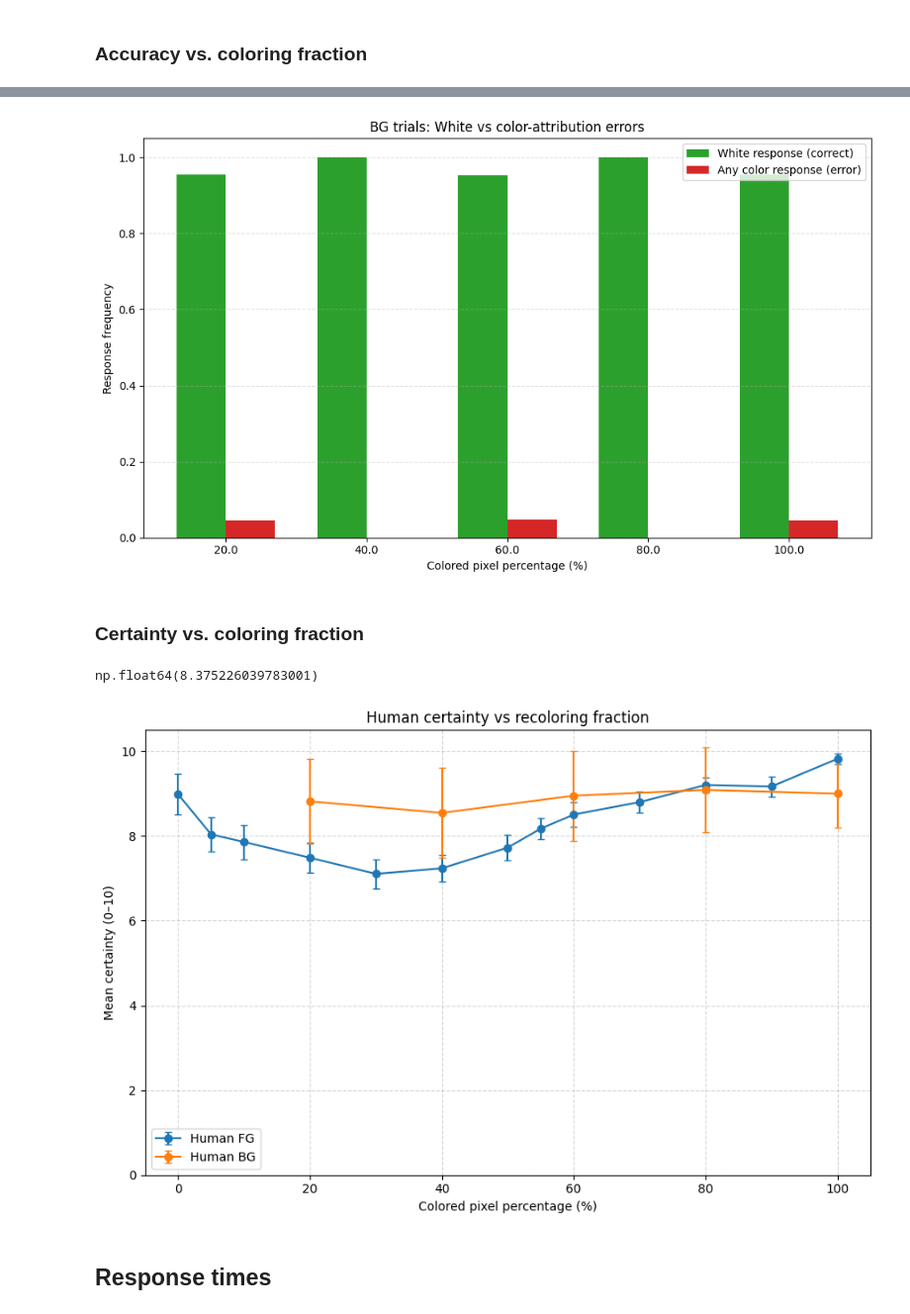
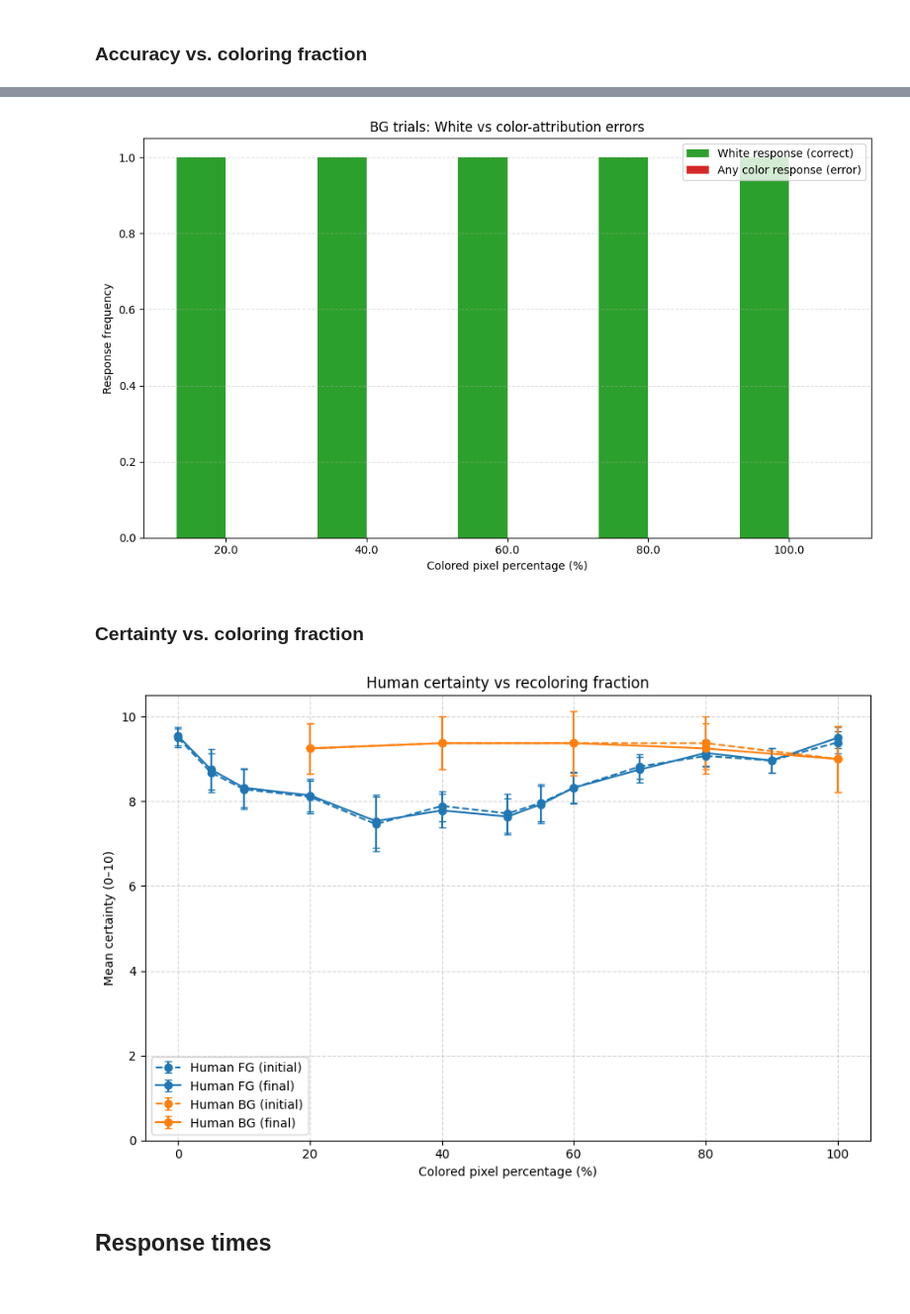
Before and after one commit to jonnemi/color-concept-entanglement, a Jupyter notebook: prolific_study/prolific_evaluation.ipynb, the cells around one changed output, grey strips where cells are left out. Shown at 99% size. Saved outputs shown, nothing was run; the diff lists cells and outputs as text; code cells hidden in the pictures.

Commit message:
Final evaluation checks before study launch

```diff
--- a/prolific_study/prolific_evaluation.ipynb
+++ b/prolific_study/prolific_evaluation.ipynb
@@ -37,6 +37,9 @@ df_raw = df_raw[(~df_raw['prolific_pid'].str.startswith('DEBUG')) &
     (~df_raw['prolific_pid'].str.startswith('TEST_'))
 ].copy()
 
+cutoff = pd.Timestamp("2026-02-02 16:17:47.53495", tz="UTC")
+df_raw = df_raw[pd.to_datetime(df_raw["created_at"], utc=True) >= cutoff]
+
 display(df_raw)
 print(df_raw.shape)
 # %% [output]
@@ -61,7 +52,5 @@ np.int64(45)
 # %%
 # Explode df_raw into trial-level df
-import pandas as pd
-
 rows = []
 
 for _, row in df_raw.iterrows():
@@ -87,6 +76,7 @@ for _, row in df_raw.iterrows():
         rows.append(flat)
 
 df = pd.DataFrame(rows)
+df = df.dropna(axis=1, how="all")
 
 display(df.head(10))
 print("Shape:", df.shape)
@@ -182,5 +169,12 @@ df_complete = df[
     (df["exit_reason"] == "completed")
 ].copy()
 
+# Drop emtpy columns (those cary information for introspection or attention checks)
+before = df_complete.shape[1]
+df_complete = df_complete.dropna(axis=1, how="all")
+after = df_complete.shape[1]
+
+print(f"Dropped {before - after} empty columns")
+
 len(df_complete)
 # %% [output]
@@ -188,2 +182,0 @@ len(df_complete)
-# %%
-df_complete = df[df["task_type"] == "color_judgment"].copy()
@@ -428,13 +447,9 @@ ax.grid(axis="y", linestyle="--", alpha=0.4)
 plt.tight_layout()
 plt.show()
 # %% [output]
-[figure, old version]
+[figure, new version]
 # %% [markdown]
 ### Certainty vs. coloring fraction
-# %%
-df_complete["certainty"].mean()
-# %% [output]
-np.float64(8.375226039783001)
 # %%
 df_cert = df_complete.copy()
 
@@ -457,37 +485,55 @@ cert_summary["ci"] = (
 # %%
 fig, ax = plt.subplots(figsize=(9, 6))
 
 colors = {
     "FG": "#1f77b4",
     "BG": "#ff7f0e",
 }
 
+linestyles = {
+    "initial_certainty": "--",
+    "final_certainty": "-",
+}
+
+labels = {
+    ("FG", "initial_certainty"): "Human FG (initial)",
+    ("FG", "final_certainty"): "Human FG (final)",
+    ("BG", "initial_certainty"): "Human BG (initial)",
+    ("BG", "final_certainty"): "Human BG (final)",
+}
+
 for region in ["FG", "BG"]:
-    sub = cert_summary[cert_summary["variant_region"] == region]
-    if sub.empty:
-        continue
+    for cert_type in ["initial_certainty", "final_certainty"]:
+        sub = cert_summary[
+            (cert_summary["variant_region"] == region) &
+            (cert_summary["certainty_type"] == cert_type)
+        ]
 
-    ax.errorbar(
-        sub["percent_colored"],
-        sub["mean"],
-        yerr=sub["ci"],
-        fmt="o-",
-        color=colors[region],
-        capsize=3,
-        label=f"Human {region}",
-    )
+        if sub.empty:
+            continue
+
+        ax.errorbar(
+            sub["percent_colored"],
+            sub["mean"],
+            yerr=sub["ci"],
+            fmt="o",
+            linestyle=linestyles[cert_type],
+            color=colors[region],
+            capsize=3,
+            label=labels[(region, cert_type)],
+        )
 
 ax.set_xlabel("Colored pixel percentage (%)")
 ax.set_ylabel("Mean certainty (0–10)")
 ax.set_ylim(0, 10.5)
 ax.set_title("Human certainty vs recoloring fraction")
 ax.grid(True, linestyle="--", alpha=0.5)
 ax.legend()
 
 plt.tight_layout()
 plt.show()
 # %% [output]
-[figure, old version]
+[figure, new version]
 # %% [markdown]
 ## Response times
 # %%
```
Also changed, not shown: parts of 31 cells of this notebook.
